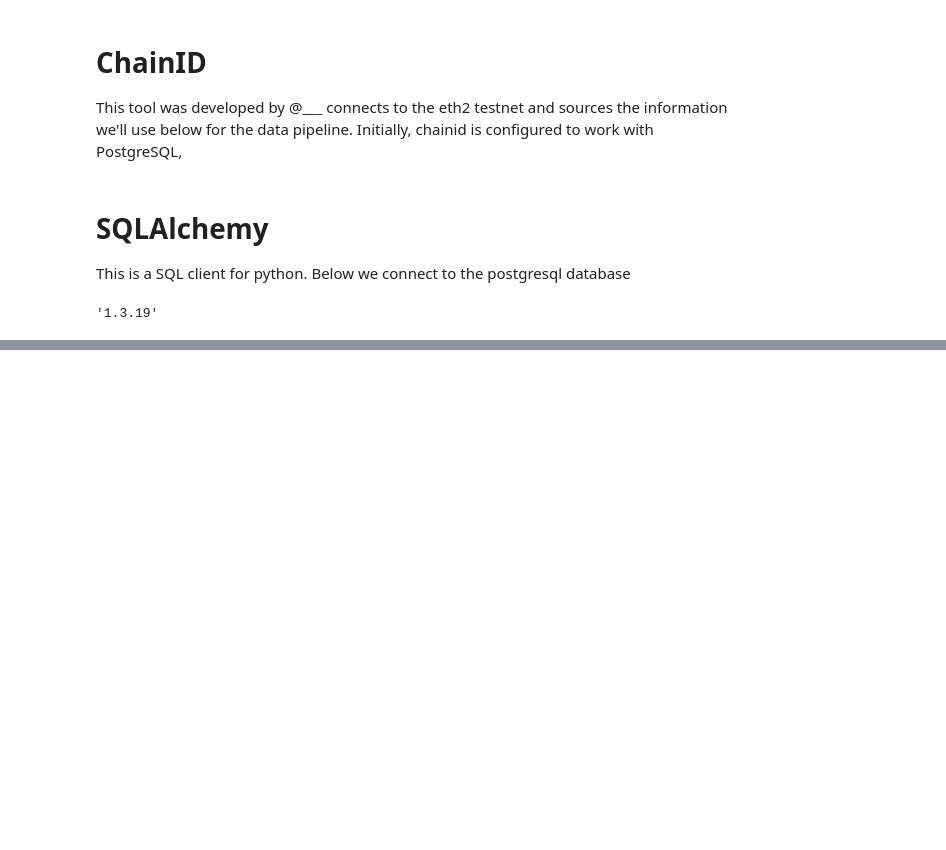
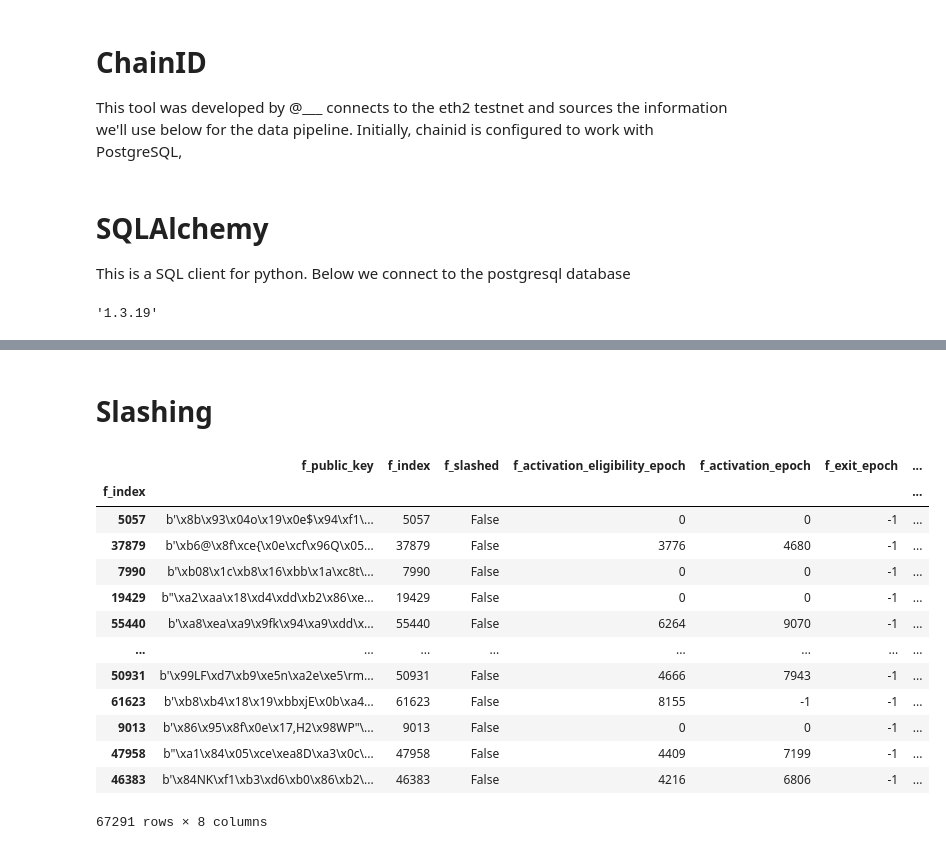
Before and after one commit to dOrgTech/MedallaDataChallenge, a Jupyter notebook: 01_medalla_initial_exploration.ipynb, the cells around one changed output, grey strips where cells are left out. Drawn from its saved outputs; the diff is of its cells as text; code cells hidden in the pictures; blank space fills up the shorter version.

```diff
--- a/01_medalla_initial_exploration.ipynb
+++ b/01_medalla_initial_exploration.ipynb
@@ -113,6 +103,3 @@ engine = sqlalchemy.create_engine("postgresql://chain:medalla@127.0.0.1:63373/ch
-# %%
-#db = '[DB_FLAVOR]+[DB_PYTHON_LIBRARY]://[USERNAME]:[PASSWORD]@[DB_HOST]:[PORT]/[DB_NAME]'
-db = "postgresql://chain:medalla@127.0.0.1:63373/chain"
 # %%
 def connect(user, password, db, host='localhost', port=5432):
     '''Returns a connection and a metadata object'''
@@ -168,0 +176,2 @@ result.fetchall()
+# %% [markdown]
+# Slashing
@@ -168,0 +180,19 @@ result.fetchall()
+# %%
+# Set f_index as dataframe index
+validators_df.index = validators_df.f_index
+validators_df
+# %% [output]
+|  | f_public_key | f_index | f_slashed | f_activation_eligibility_epoch | f_activation_epoch | f_exit_epoch | ... |
+| f_index |  |  |  |  |  |  | ... |
+| 5057 | b'\x8b\x93\x04o\x19\x0e$\x94\xf1\... | 5057 | False | 0 | 0 | -1 | ... |
+| 37879 | b'\xb6@\x8f\xce{\x0e\xcf\x96Q\x05... | 37879 | False | 3776 | 4680 | -1 | ... |
+| 7990 | b'\xb08\x1c\xb8\x16\xbb\x1a\xc8t\... | 7990 | False | 0 | 0 | -1 | ... |
+| 19429 | b"\xa2\xaa\x18\xd4\xdd\xb2\x86\xe... | 19429 | False | 0 | 0 | -1 | ... |
+| 55440 | b'\xa8\xea\xa9\x9fk\x94\xa9\xdd\x... | 55440 | False | 6264 | 9070 | -1 | ... |
+| ... | ... | ... | ... | ... | ... | ... | ... |
+| 50931 | b'\x99LF\xd7\xb9\xe5n\xa2e\xe5\rm... | 50931 | False | 4666 | 7943 | -1 | ... |
+| 61623 | b'\xb8\xb4\x18\x19\xbbxjE\x0b\xa4... | 61623 | False | 8155 | -1 | -1 | ... |
+| 9013 | b'\x86\x95\x8f\x0e\x17,H2\x98WP"\... | 9013 | False | 0 | 0 | -1 | ... |
+| 47958 | b"\xa1\x84\x05\xce\xea8D\xa3\x0c\... | 47958 | False | 4409 | 7199 | -1 | ... |
+| 46383 | b'\x84NK\xf1\xb3\xd6\xb0\x86\xb2\... | 46383 | False | 4216 | 6806 | -1 | ... |
+67291 rows × 8 columns
```
Also changed, not shown: parts of 25 cells of this notebook, 1 other file.
